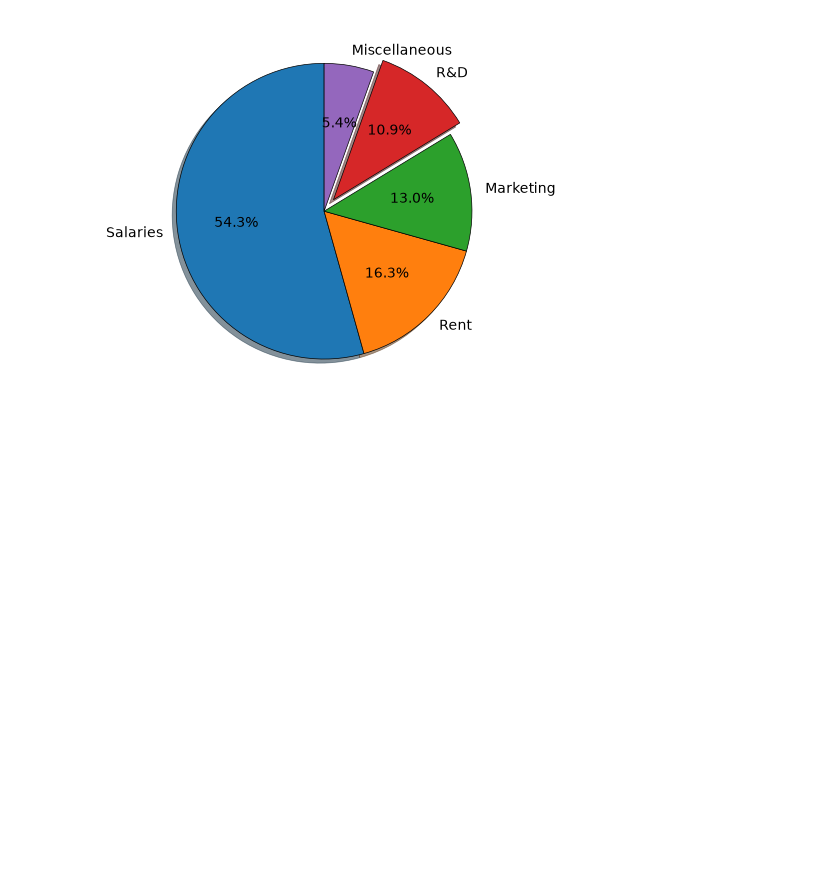
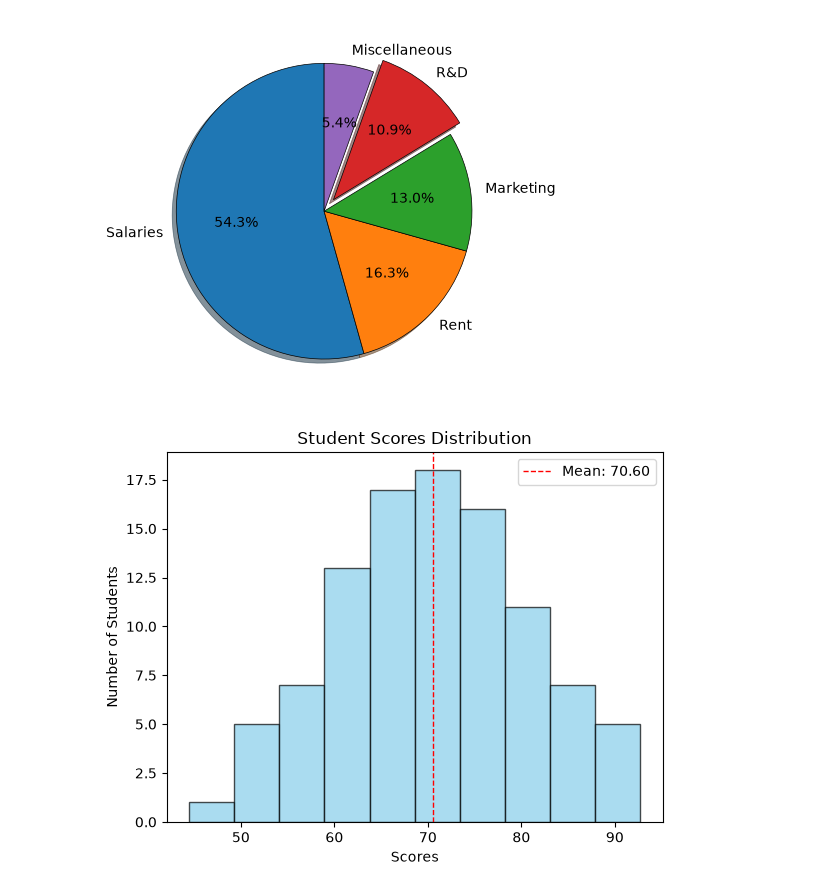
Before and after one commit to md-zeon/Data-Visualization, a Jupyter notebook: matplotlib.ipynb, the cells around one changed output. Saved outputs shown, nothing was run; the diff lists cells and outputs as text; code cells hidden in the pictures; blank space fills up the shorter version.

Commit message:
histogram done

```diff
--- a/matplotlib.ipynb
+++ b/matplotlib.ipynb
@@ -206,3 +206,16 @@ plt.pie(amounts, labels=expenses, autopct='%1.1f%%', explode=[0, 0, 0, 0.1, 0],
 plt.show()
 # %% [output]
 [figure]
+# %%
+np.random.seed(0)
+scores = np.random.normal(70, 10, 100) # Generate 100 random numbers from a normal distribution with mean 70 and standard deviation 10
+
+plt.hist(scores, edgecolor='black', color='skyblue', bins=10, alpha=0.7)
+plt.title("Student Scores Distribution")
+plt.xlabel("Scores")
+plt.ylabel("Number of Students")
+plt.axvline(x=np.mean(scores), color='red', linestyle='dashed', linewidth=1, label=f'Mean: {np.mean(scores):.2f}')
+plt.legend()
+plt.show()
+# %% [output]
+[figure, added]
```
Also changed, not shown: parts of 3 cells of this notebook.
